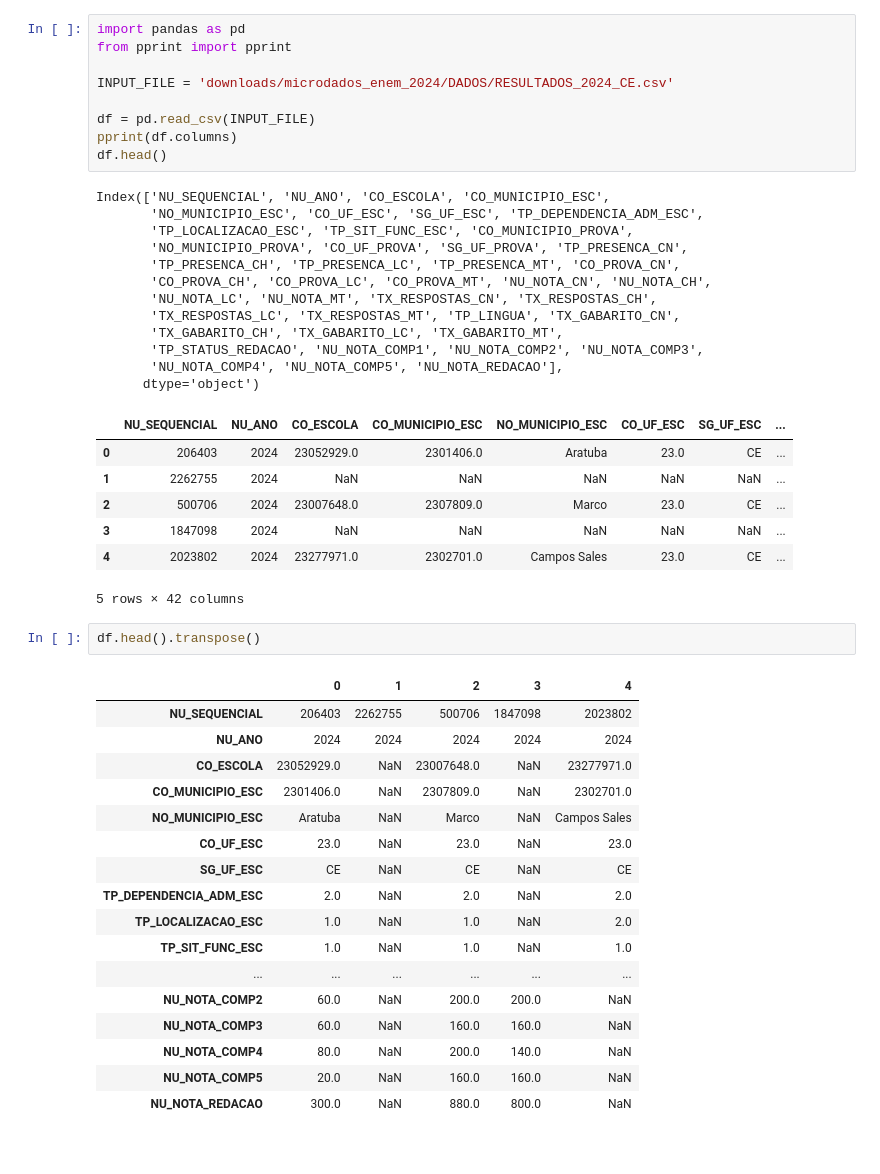
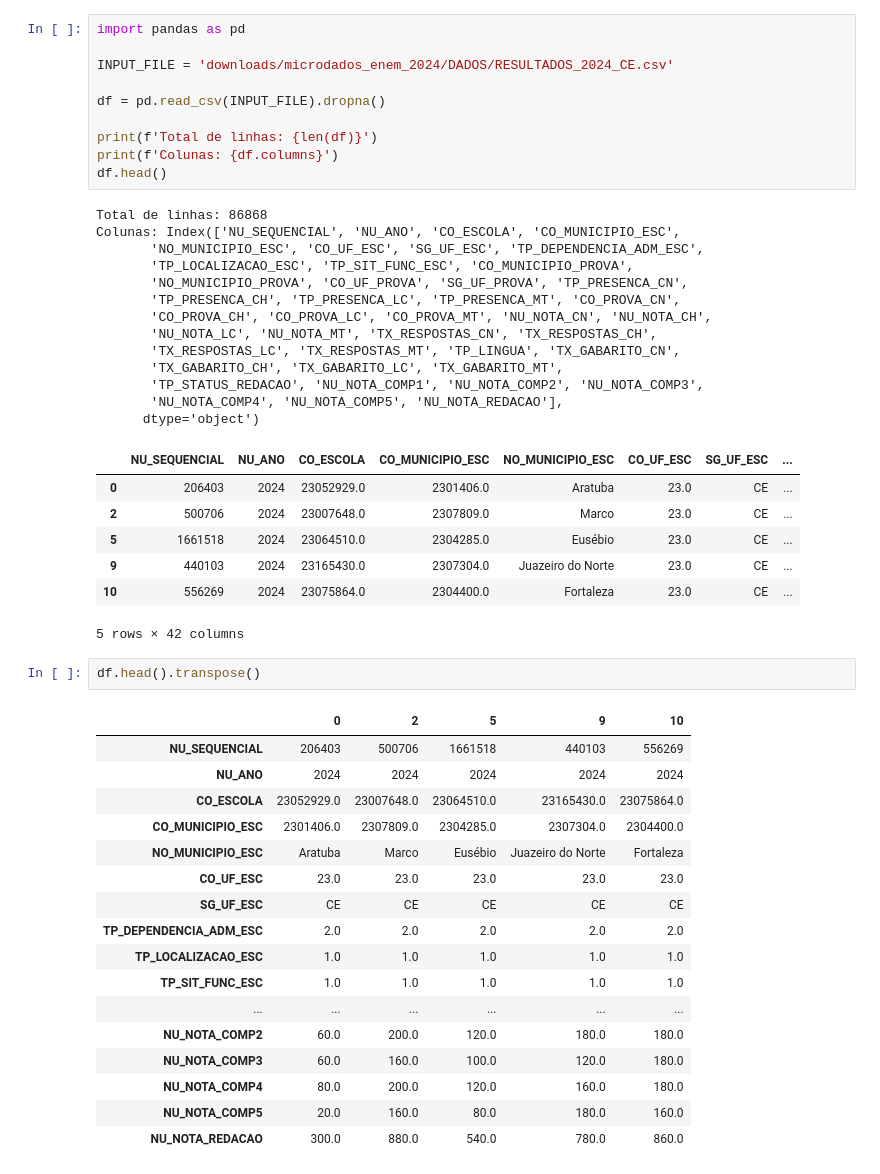
Before and after one commit to newtmagalhaes/IF-Py, a Jupyter notebook: extensao/introducao_ciencia_de_dados/aulas/2025.11.22/desafio.ipynb, the cells around one changed output. Saved outputs shown, nothing was run; the diff lists cells and outputs as text.

```diff
--- a/extensao/introducao_ciencia_de_dados/aulas/2025.11.22/desafio.ipynb
+++ b/extensao/introducao_ciencia_de_dados/aulas/2025.11.22/desafio.ipynb
@@ -1,49 +1,51 @@
 # %%
 import pandas as pd
-from pprint import pprint
 
 INPUT_FILE = 'downloads/microdados_enem_2024/DADOS/RESULTADOS_2024_CE.csv'
 
-df = pd.read_csv(INPUT_FILE)
-pprint(df.columns)
+df = pd.read_csv(INPUT_FILE).dropna()
+
+print(f'Total de linhas: {len(df)}')
+print(f'Colunas: {df.columns}')
 df.head()
 # %% [output]
-Index(['NU_SEQUENCIAL', 'NU_ANO', 'CO_ESCOLA', 'CO_MUNICIPIO_ESC',
+Total de linhas: 86868
+Colunas: Index(['NU_SEQUENCIAL', 'NU_ANO', 'CO_ESCOLA', 'CO_MUNICIPIO_ESC',
        'NO_MUNICIPIO_ESC', 'CO_UF_ESC', 'SG_UF_ESC', 'TP_DEPENDENCIA_ADM_ESC',
        'TP_LOCALIZACAO_ESC', 'TP_SIT_FUNC_ESC', 'CO_MUNICIPIO_PROVA',
        'NO_MUNICIPIO_PROVA', 'CO_UF_PROVA', 'SG_UF_PROVA', 'TP_PRESENCA_CN',
        'TP_PRESENCA_CH', 'TP_PRESENCA_LC', 'TP_PRESENCA_MT', 'CO_PROVA_CN',
        'CO_PROVA_CH', 'CO_PROVA_LC', 'CO_PROVA_MT', 'NU_NOTA_CN', 'NU_NOTA_CH',
        'NU_NOTA_LC', 'NU_NOTA_MT', 'TX_RESPOSTAS_CN', 'TX_RESPOSTAS_CH',
        'TX_RESPOSTAS_LC', 'TX_RESPOSTAS_MT', 'TP_LINGUA', 'TX_GABARITO_CN',
        'TX_GABARITO_CH', 'TX_GABARITO_LC', 'TX_GABARITO_MT',
        'TP_STATUS_REDACAO', 'NU_NOTA_COMP1', 'NU_NOTA_COMP2', 'NU_NOTA_COMP3',
        'NU_NOTA_COMP4', 'NU_NOTA_COMP5', 'NU_NOTA_REDACAO'],
       dtype='object')
 |  | NU_SEQUENCIAL | NU_ANO | CO_ESCOLA | CO_MUNICIPIO_ESC | NO_MUNICIPIO_ESC | CO_UF_ESC | SG_UF_ESC | ... |
 | 0 | 206403 | 2024 | 23052929.0 | 2301406.0 | Aratuba | 23.0 | CE | ... |
-| 1 | 2262755 | 2024 | NaN | NaN | NaN | NaN | NaN | ... |
 | 2 | 500706 | 2024 | 23007648.0 | 2307809.0 | Marco | 23.0 | CE | ... |
-| 3 | 1847098 | 2024 | NaN | NaN | NaN | NaN | NaN | ... |
-| 4 | 2023802 | 2024 | 23277971.0 | 2302701.0 | Campos Sales | 23.0 | CE | ... |
+| 5 | 1661518 | 2024 | 23064510.0 | 2304285.0 | Eusébio | 23.0 | CE | ... |
+| 9 | 440103 | 2024 | 23165430.0 | 2307304.0 | Juazeiro do Norte | 23.0 | CE | ... |
+| 10 | 556269 | 2024 | 23075864.0 | 2304400.0 | Fortaleza | 23.0 | CE | ... |
 5 rows × 42 columns
 # %%
 df.head().transpose()
 # %% [output]
-|  | 0 | 1 | 2 | 3 | 4 |
-| NU_SEQUENCIAL | 206403 | 2262755 | 500706 | 1847098 | 2023802 |
+|  | 0 | 2 | 5 | 9 | 10 |
+| NU_SEQUENCIAL | 206403 | 500706 | 1661518 | 440103 | 556269 |
 | NU_ANO | 2024 | 2024 | 2024 | 2024 | 2024 |
-| CO_ESCOLA | 23052929.0 | NaN | 23007648.0 | NaN | 23277971.0 |
-| CO_MUNICIPIO_ESC | 2301406.0 | NaN | 2307809.0 | NaN | 2302701.0 |
-| NO_MUNICIPIO_ESC | Aratuba | NaN | Marco | NaN | Campos Sales |
-| CO_UF_ESC | 23.0 | NaN | 23.0 | NaN | 23.0 |
-| SG_UF_ESC | CE | NaN | CE | NaN | CE |
-| TP_DEPENDENCIA_ADM_ESC | 2.0 | NaN | 2.0 | NaN | 2.0 |
-| TP_LOCALIZACAO_ESC | 1.0 | NaN | 1.0 | NaN | 2.0 |
-| TP_SIT_FUNC_ESC | 1.0 | NaN | 1.0 | NaN | 1.0 |
+| CO_ESCOLA | 23052929.0 | 23007648.0 | 23064510.0 | 23165430.0 | 23075864.0 |
+| CO_MUNICIPIO_ESC | 2301406.0 | 2307809.0 | 2304285.0 | 2307304.0 | 2304400.0 |
+| NO_MUNICIPIO_ESC | Aratuba | Marco | Eusébio | Juazeiro do Norte | Fortaleza |
+| CO_UF_ESC | 23.0 | 23.0 | 23.0 | 23.0 | 23.0 |
+| SG_UF_ESC | CE | CE | CE | CE | CE |
+| TP_DEPENDENCIA_ADM_ESC | 2.0 | 2.0 | 2.0 | 2.0 | 2.0 |
+| TP_LOCALIZACAO_ESC | 1.0 | 1.0 | 1.0 | 1.0 | 1.0 |
+| TP_SIT_FUNC_ESC | 1.0 | 1.0 | 1.0 | 1.0 | 1.0 |
 | ... | ... | ... | ... | ... | ... |
-| NU_NOTA_COMP2 | 60.0 | NaN | 200.0 | 200.0 | NaN |
-| NU_NOTA_COMP3 | 60.0 | NaN | 160.0 | 160.0 | NaN |
-| NU_NOTA_COMP4 | 80.0 | NaN | 200.0 | 140.0 | NaN |
-| NU_NOTA_COMP5 | 20.0 | NaN | 160.0 | 160.0 | NaN |
-| NU_NOTA_REDACAO | 300.0 | NaN | 880.0 | 800.0 | NaN |
+| NU_NOTA_COMP2 | 60.0 | 200.0 | 120.0 | 180.0 | 180.0 |
+| NU_NOTA_COMP3 | 60.0 | 160.0 | 100.0 | 120.0 | 180.0 |
+| NU_NOTA_COMP4 | 80.0 | 200.0 | 120.0 | 160.0 | 180.0 |
+| NU_NOTA_COMP5 | 20.0 | 160.0 | 80.0 | 180.0 | 160.0 |
+| NU_NOTA_REDACAO | 300.0 | 880.0 | 540.0 | 780.0 | 860.0 |
```
Also changed, not shown: parts of 8 cells of this notebook, 1 other file.
